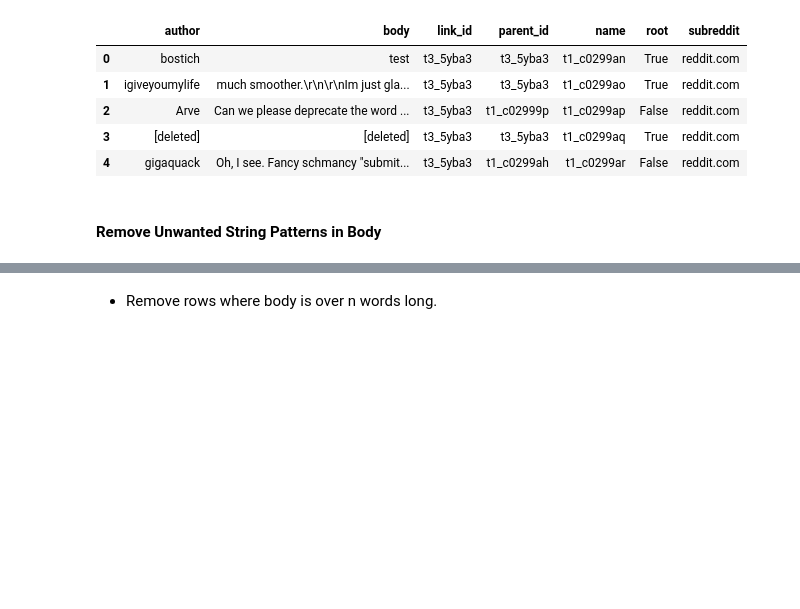
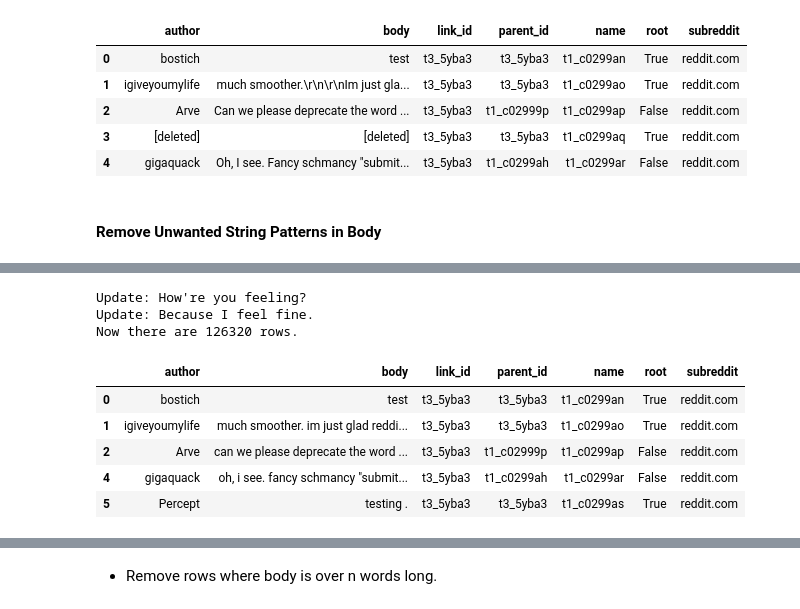
Before and after one commit to mckinziebrandon/DeepChatModels, a Jupyter notebook: notebooks/Reddit Data Pre-Processing.ipynb, the cells around one changed output, grey strips where cells are left out. Saved outputs shown, nothing was run; the diff lists cells and outputs as text; code cells hidden in the pictures; blank space fills up the shorter version.

```diff
--- a/notebooks/Reddit Data Pre-Processing.ipynb
+++ b/notebooks/Reddit Data Pre-Processing.ipynb
@@ -134,0 +130,25 @@ Now there are 126320 rows.
+# %%
+# Misc.
+print("Update: How're you feeling?")
+df['body'] = df['body'].map(lambda s: s.strip().lower())
+df['body'].replace({'  ': ' '}, regex=True, inplace=True)
+df['body'].replace({'\[*.\]\(*.\)': ' '}, regex=True, inplace=True) # My simpler Markdown link matcher.
+print("Update: Because I feel fine.")
+df['body'].replace({'\d+': 'NUMBER'}, regex=True, inplace=True)
+df['body'].replace({'\[': ''}, regex=True, inplace=True)
+df['body'].replace({'\]': ''}, regex=True, inplace=True)
+df['body'].replace({'\/\/': ''}, regex=True, inplace=True)
+df['body'].replace({'\.\.\.': '. '}, regex=True, inplace=True)
+#df['body'].replace({'\s*': ' '}, regex=True, inplace=True)
+show_len_update(df)
+df.head()
+# %% [output]
+Update: How're you feeling?
+Update: Because I feel fine.
+Now there are 126320 rows.
+|  | author | body | link_id | parent_id | name | root | subreddit |
+| 0 | bostich | test | t3_5yba3 | t3_5yba3 | t1_c0299an | True | reddit.com |
+| 1 | igiveyoumylife | much smoother. im just glad reddi... | t3_5yba3 | t3_5yba3 | t1_c0299ao | True | reddit.com |
+| 2 | Arve | can we please deprecate the word ... | t3_5yba3 | t1_c02999p | t1_c0299ap | False | reddit.com |
+| 4 | gigaquack | oh, i see. fancy schmancy "submit... | t3_5yba3 | t1_c0299ah | t1_c0299ar | False | reddit.com |
+| 5 | Percept | testing . | t3_5yba3 | t3_5yba3 | t1_c0299as | True | reddit.com |
```
Also changed, not shown: parts of 29 cells of this notebook, 5 other files.
